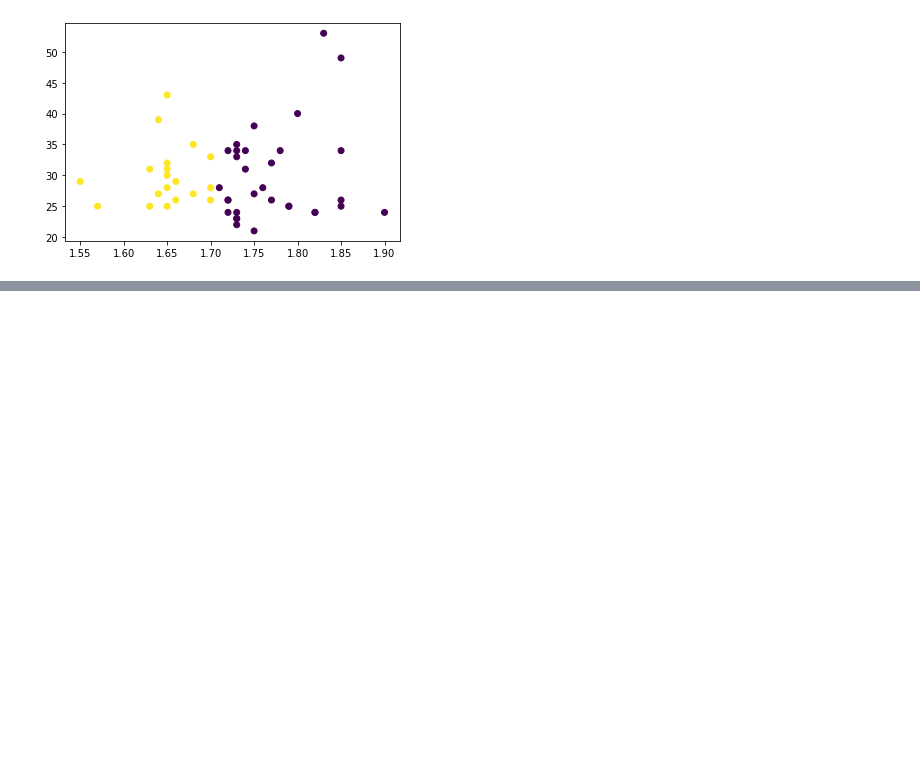
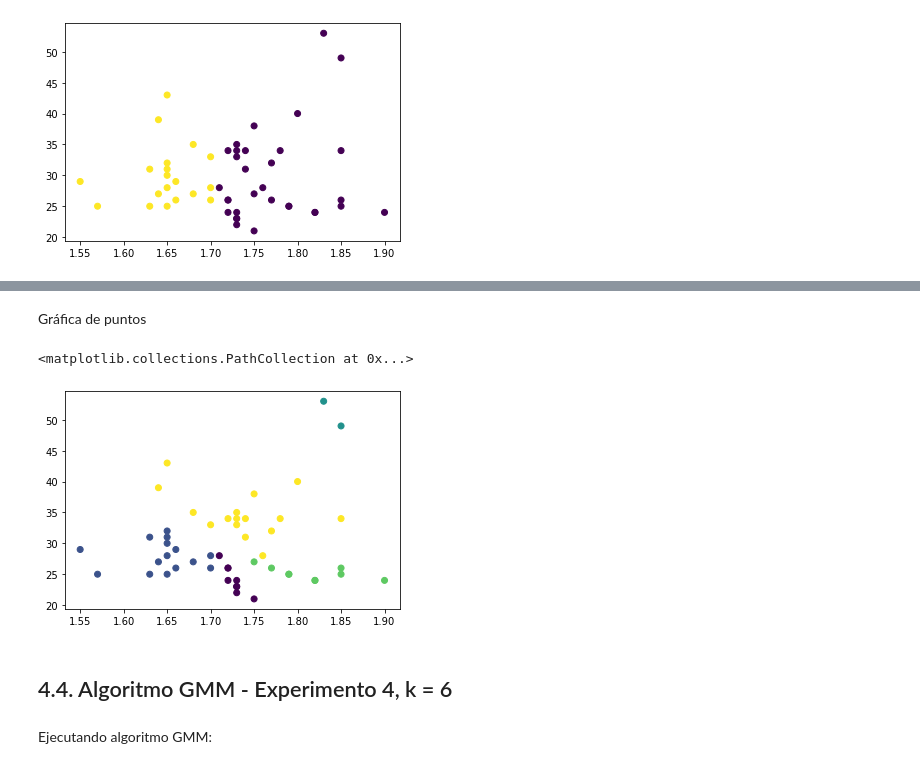
Before and after one commit to josedalvik/datascience_stlearning2_practica1, a Jupyter notebook: K-means y GMM.ipynb, the cells around one changed output, grey strips where cells are left out. Drawn from its saved outputs; the diff is of its cells as text; code cells hidden in the pictures; blank space fills up the shorter version.

```diff
--- a/K-means y GMM.ipynb
+++ b/K-means y GMM.ipynb
@@ -314,0 +388,4 @@ plt.scatter(normales_kmeans5.altura, normales_kmeans5.edad, alpha=1, c=normales_
+# %%
+model3 = mixture.GaussianMixture(n_components=5).fit(normales_n)
+labels = model3.predict(normales_n)
+probs = model3.predict_proba(normales_n)
@@ -314,0 +394,9 @@ plt.scatter(normales_kmeans5.altura, normales_kmeans5.edad, alpha=1, c=normales_
+# %%
+normales_gmm3 = normales.copy()
+normales_gmm3["cluster"] = labels
+normales_gmm3["p(c0)"] = probs[:,0].round(2)
+normales_gmm3["p(c1)"] = probs[:,1].round(2)
+normales_gmm3["p(c2)"] = probs[:,2].round(2)
+normales_gmm3["p(c3)"] = probs[:,3].round(2)
+normales_gmm3["p(c4)"] = probs[:,4].round(2)
+normales_gmm3.head()
@@ -314,0 +410,11 @@ plt.scatter(normales_kmeans5.altura, normales_kmeans5.edad, alpha=1, c=normales_
+# %% [markdown]
+Gráfica de puntos
+# %%
+plt.scatter(normales_gmm3.altura, normales_gmm3.edad, alpha=1, c=normales_gmm3.cluster)
+# %% [output]
+<matplotlib.collections.PathCollection at 0x...>
+[figure, added]
+# %% [markdown]
+## 4.4. Algoritmo GMM - Experimento 4, k = 6
+# %% [markdown]
+Ejecutando algoritmo GMM:
```
Also changed, not shown: parts of 33 cells of this notebook.
